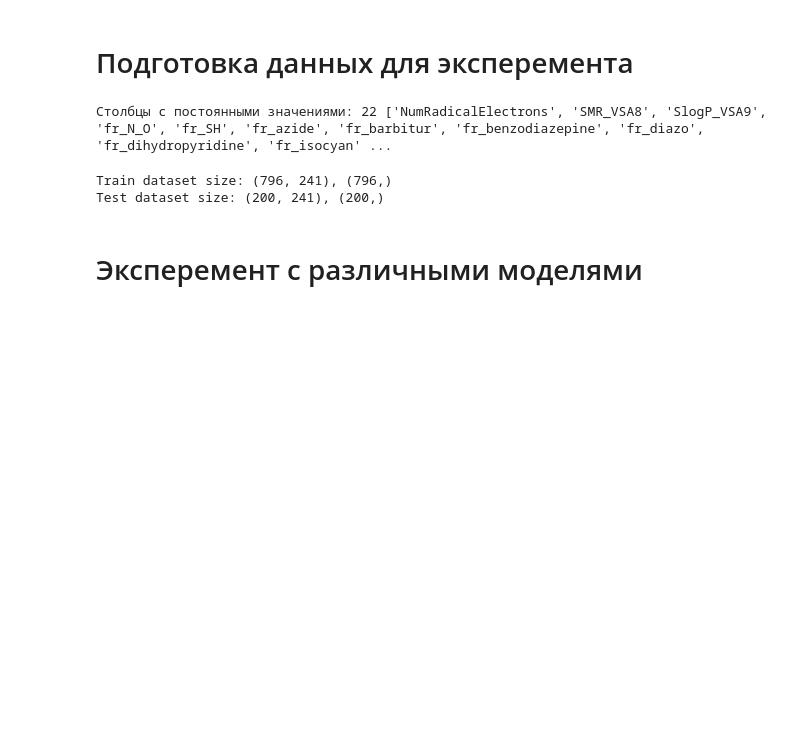
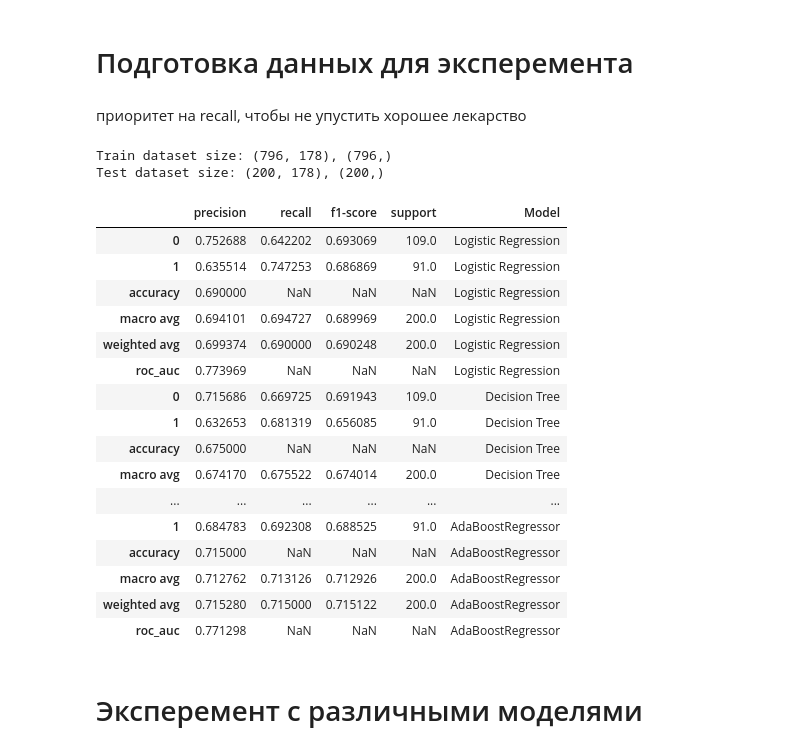
Before and after one commit to sevaTechoPark/mo-chemistry, a Jupyter notebook: classification_IC50.ipynb, the cells around one changed output. Cells and saved outputs as stored; diff of their text form; code cells hidden in the pictures; blank space fills up the shorter version.

Commit message:
add classification

```diff
--- a/classification_IC50.ipynb
+++ b/classification_IC50.ipynb
@@ -40,16 +40,10 @@ df = df[df['IC50, mM'] < 4000]
 # %% [markdown]
 # Подготовка данных для эксперемента
 # %%
-preprocessing_pipeline = create_preprocessing_pipeline()
+combined_pipeline = create_combined_pipeline()
 X = df.drop(columns=['IC50, mM', 'CC50, mM', 'SI'])
 y1 = df['IC50, mM']
 y2 = df['CC50, mM']
 y3 = df['SI']
-X_transformed = preprocessing_pipeline.fit_transform(X)
+X_transformed = combined_pipeline.fit_transform(X)
 df = pd.concat([X_transformed, y1, y2, y3], axis=1)
-# %%
-constant_columns = [col for col in df.columns if df[col].nunique() == 1]
-print(f"Столбцы с постоянными значениями: {len(constant_columns)}", constant_columns)
-df.drop(columns=constant_columns, inplace=True)
-# %% [output]
-Столбцы с постоянными значениями: 22 ['NumRadicalElectrons', 'SMR_VSA8', 'SlogP_VSA9', 'fr_N_O', 'fr_SH', 'fr_azide', 'fr_barbitur', 'fr_benzodiazepine', 'fr_diazo', 'fr_dihydropyridine', 'fr_isocyan' ...
@@ -58,3 +50,5 @@ df.drop(columns=constant_columns, inplace=True)
+# %% [markdown]
+приоритет на recall, чтобы не упустить хорошее лекарство
 # %%
 X = df.drop(columns=['IC50, mM', 'CC50, mM', 'SI'])
 y = df['IC50, mM'].apply(lambda v: 1 if v >= df['IC50, mM'].median() else 0)
@@ -64,8 +58,28 @@ X_train, X_test, y_train, y_test = train_test_split(X, y, test_size=0.2, random_
 print(f'Train dataset size: {X_train.shape}, {y_train.shape}')
 print(f'Test dataset size: {X_test.shape}, {y_test.shape}')
 # %% [output]
-Train dataset size: (796, 241), (796,)
-Test dataset size: (200, 241), (200,)
+Train dataset size: (796, 178), (796,)
+Test dataset size: (200, 178), (200,)
+# %%
+run_models_classifications(X_train, X_test, y_train, y_test)
+# %% [output]
+|  | precision | recall | f1-score | support | Model |
+| 0 | 0.752688 | 0.642202 | 0.693069 | 109.0 | Logistic Regression |
+| 1 | 0.635514 | 0.747253 | 0.686869 | 91.0 | Logistic Regression |
+| accuracy | 0.690000 | NaN | NaN | NaN | Logistic Regression |
+| macro avg | 0.694101 | 0.694727 | 0.689969 | 200.0 | Logistic Regression |
+| weighted avg | 0.699374 | 0.690000 | 0.690248 | 200.0 | Logistic Regression |
+| roc_auc | 0.773969 | NaN | NaN | NaN | Logistic Regression |
+| 0 | 0.715686 | 0.669725 | 0.691943 | 109.0 | Decision Tree |
+| 1 | 0.632653 | 0.681319 | 0.656085 | 91.0 | Decision Tree |
+| accuracy | 0.675000 | NaN | NaN | NaN | Decision Tree |
+| macro avg | 0.674170 | 0.675522 | 0.674014 | 200.0 | Decision Tree |
+| ... | ... | ... | ... | ... | ... |
+| 1 | 0.684783 | 0.692308 | 0.688525 | 91.0 | AdaBoostRegressor |
+| accuracy | 0.715000 | NaN | NaN | NaN | AdaBoostRegressor |
+| macro avg | 0.712762 | 0.713126 | 0.712926 | 200.0 | AdaBoostRegressor |
+| weighted avg | 0.715280 | 0.715000 | 0.715122 | 200.0 | AdaBoostRegressor |
+| roc_auc | 0.771298 | NaN | NaN | NaN | AdaBoostRegressor |
 # %% [markdown]
 # Эксперемент с различными моделями
 # %% [markdown]
```
Also changed, not shown: parts of 3 cells of this notebook, 35 other files.
